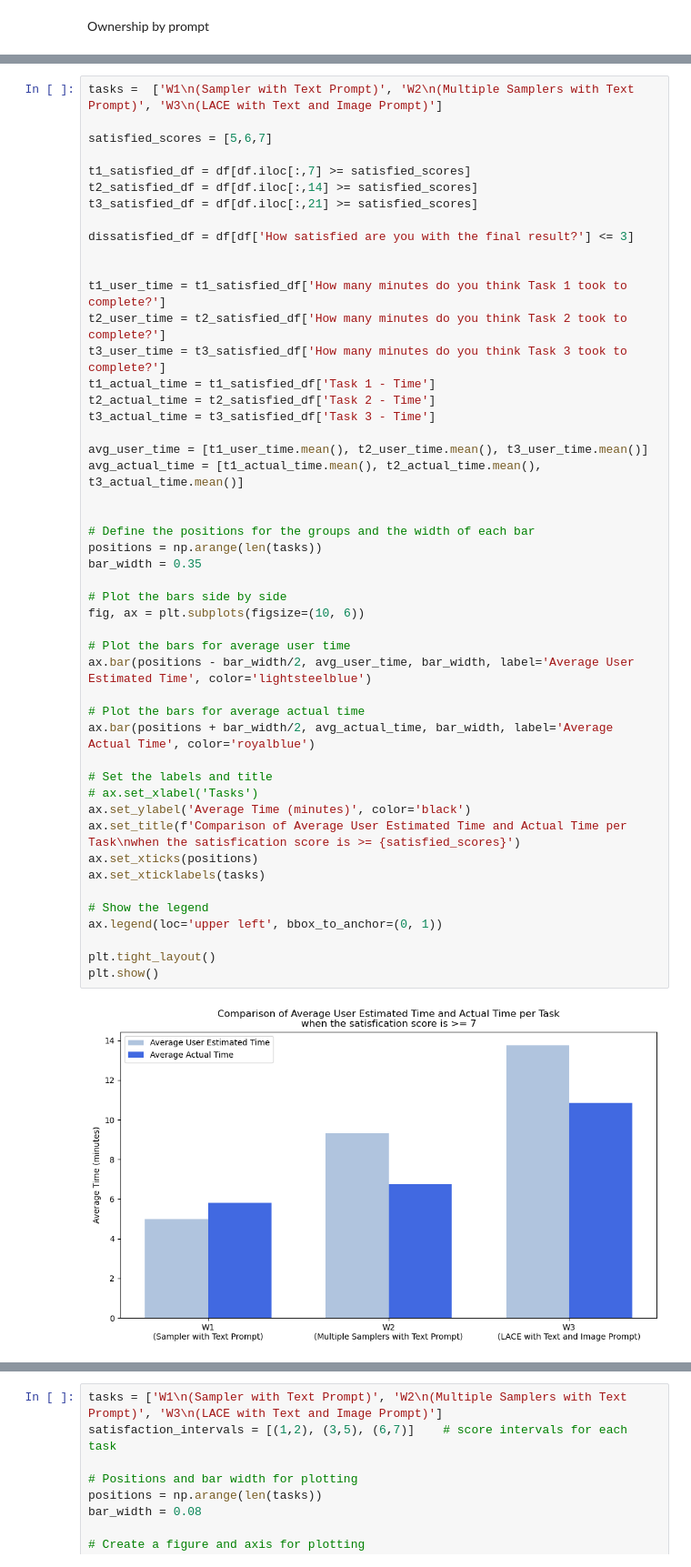
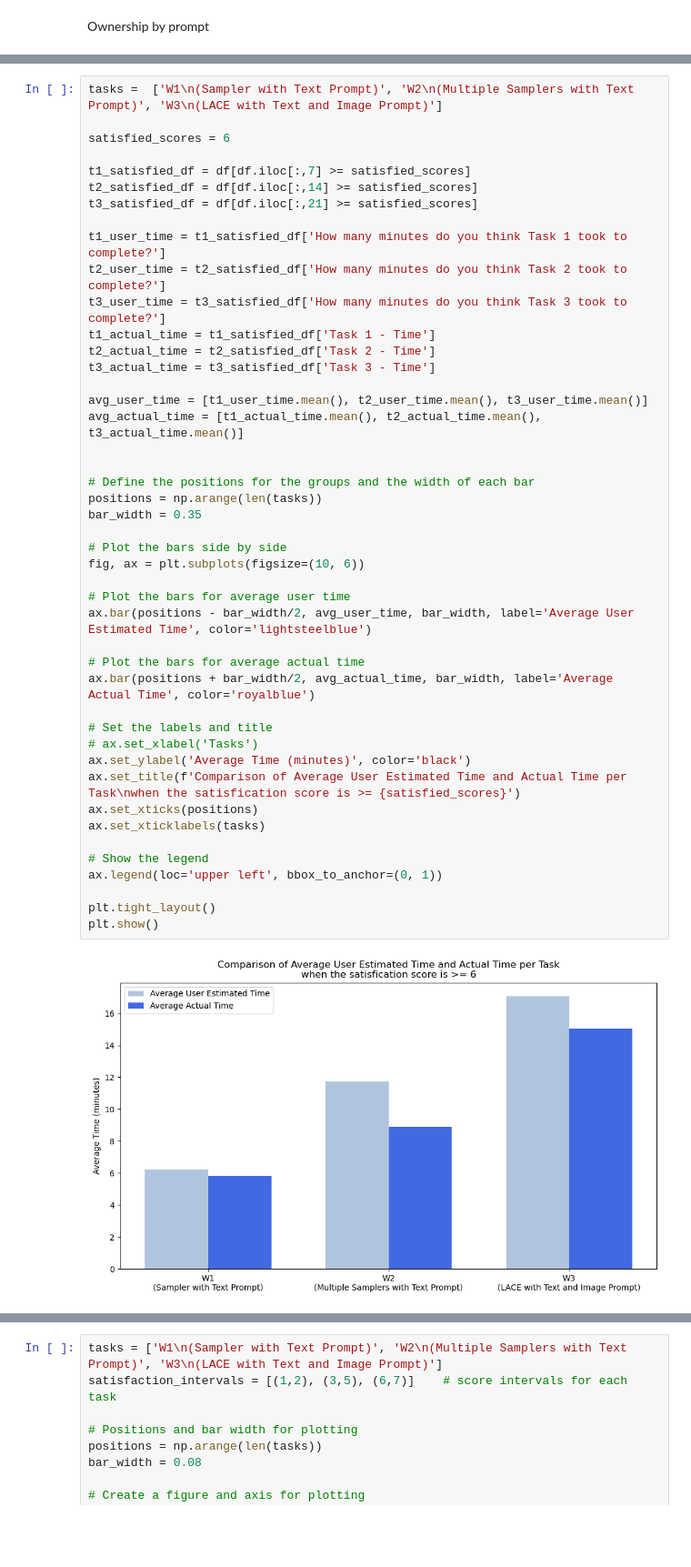
Before and after one commit to iamkaikai/LACE, a Jupyter notebook: analysis/Encoder analysis/plot.ipynb, the cells around one changed output, grey strips where cells are left out. Shown at 91% size. Drawn from its saved outputs; the diff is of its cells as text; blank space fills up the shorter version.

```diff
--- a/analysis/Encoder analysis/plot.ipynb
+++ b/analysis/Encoder analysis/plot.ipynb
@@ -401,14 +550,11 @@ plt.show()
 # %%
 tasks =  ['W1\n(Sampler with Text Prompt)', 'W2\n(Multiple Samplers with Text Prompt)', 'W3\n(LACE with Text and Image Prompt)']
 
-satisfied_scores = [5,6,7]
+satisfied_scores = 6
 
 t1_satisfied_df = df[df.iloc[:,7] >= satisfied_scores]
 t2_satisfied_df = df[df.iloc[:,14] >= satisfied_scores]
 t3_satisfied_df = df[df.iloc[:,21] >= satisfied_scores]
-
-dissatisfied_df = df[df['How satisfied are you with the final result?'] <= 3]
-
 
 t1_user_time = t1_satisfied_df['How many minutes do you think Task 1 took to complete?']
 t2_user_time = t2_satisfied_df['How many minutes do you think Task 2 took to complete?']
@@ -420,31 +566,31 @@ t3_actual_time = t3_satisfied_df['Task 3 - Time']
 avg_user_time = [t1_user_time.mean(), t2_user_time.mean(), t3_user_time.mean()]
 avg_actual_time = [t1_actual_time.mean(), t2_actual_time.mean(), t3_actual_time.mean()]
 
 
 # Define the positions for the groups and the width of each bar
 positions = np.arange(len(tasks))
 bar_width = 0.35
 
 # Plot the bars side by side
 fig, ax = plt.subplots(figsize=(10, 6))
 
 # Plot the bars for average user time
 ax.bar(positions - bar_width/2, avg_user_time, bar_width, label='Average User Estimated Time', color='lightsteelblue')
 
 # Plot the bars for average actual time
 ax.bar(positions + bar_width/2, avg_actual_time, bar_width, label='Average Actual Time', color='royalblue')
 
 # Set the labels and title
 # ax.set_xlabel('Tasks')
 ax.set_ylabel('Average Time (minutes)', color='black')
 ax.set_title(f'Comparison of Average User Estimated Time and Actual Time per Task\nwhen the satisfication score is >= {satisfied_scores}')
 ax.set_xticks(positions)
 ax.set_xticklabels(tasks)
 
 # Show the legend
 ax.legend(loc='upper left', bbox_to_anchor=(0, 1))
 
 plt.tight_layout()
 plt.show()
 # %% [output]
-[figure, old version]
+[figure, new version]
```
Also changed, not shown: parts of 7 cells of this notebook.
